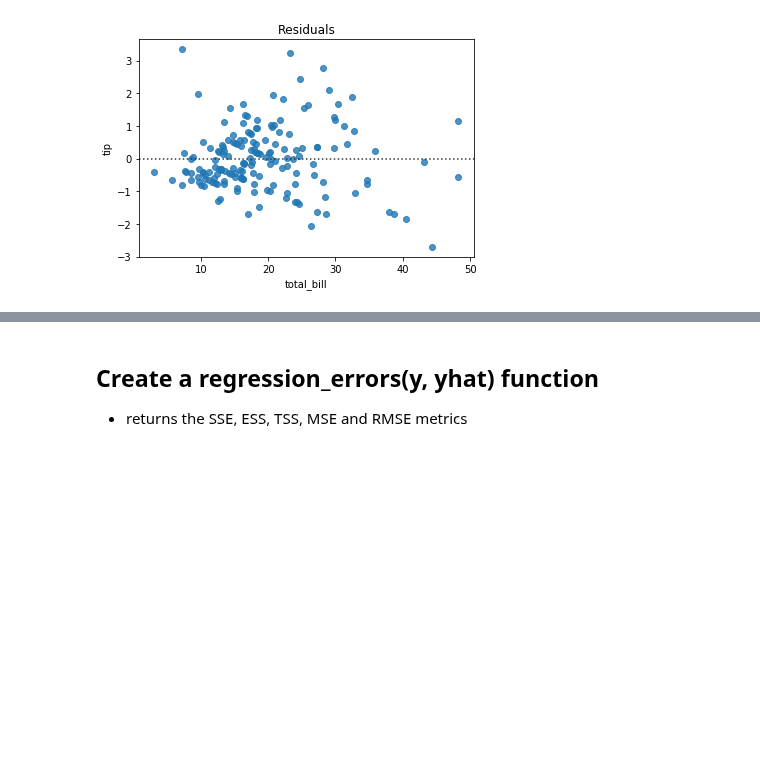
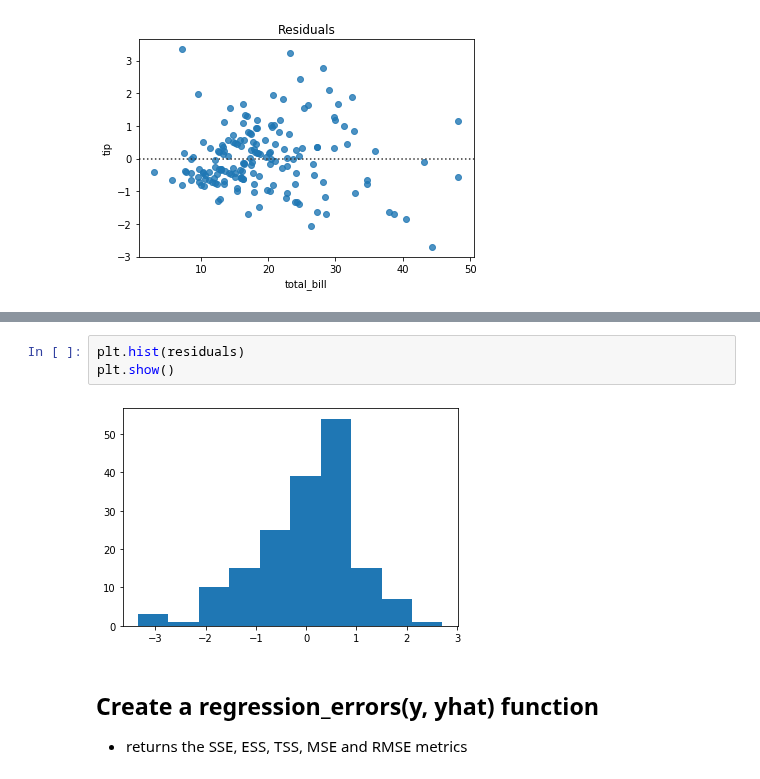
Before and after one commit to faithkane3/zillow_project, a Jupyter notebook: evaluate_walkthrough.ipynb, the cells around one changed output, grey strips where cells are left out. Drawn from its saved outputs; the diff is of its cells as text; blank space fills up the shorter version.

```diff
--- a/evaluate_walkthrough.ipynb
+++ b/evaluate_walkthrough.ipynb
@@ -101,3 +121,8 @@ evaluate.plot_residuals('total_bill', 'tip', train)
+# %%
+plt.hist(residuals)
+plt.show()
+# %% [output]
+[figure, added]
 # %% [markdown]
 ## Create a regression_errors(y, yhat) function
 
```
Also changed, not shown: parts of 5 cells of this notebook, 2 other files.
